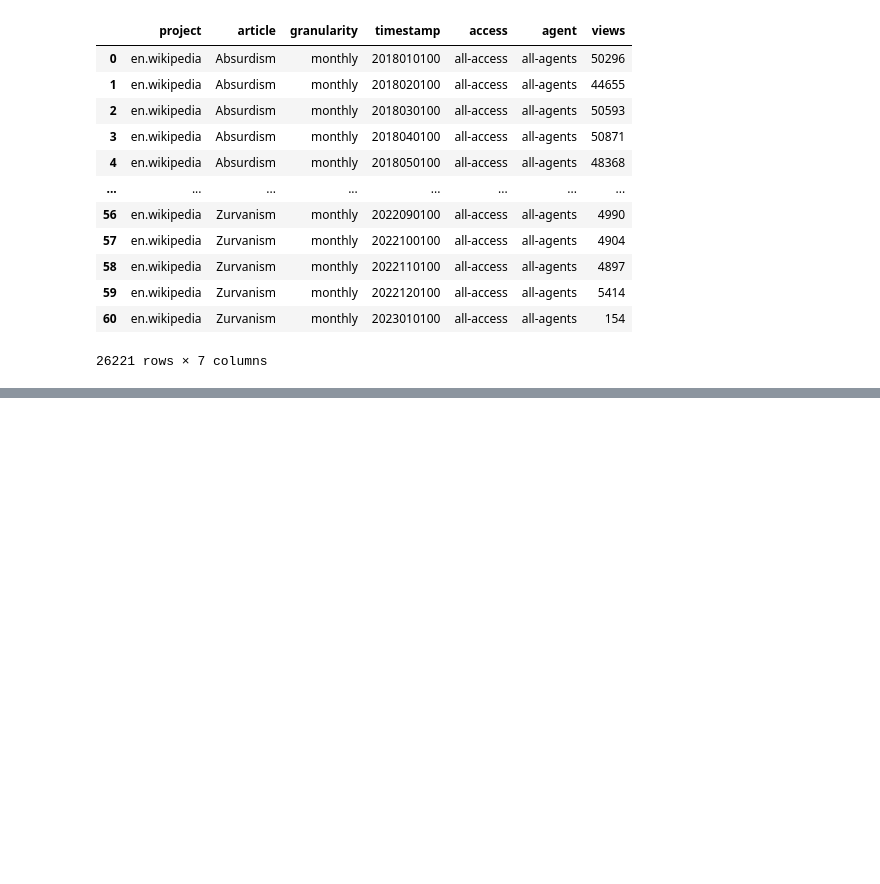
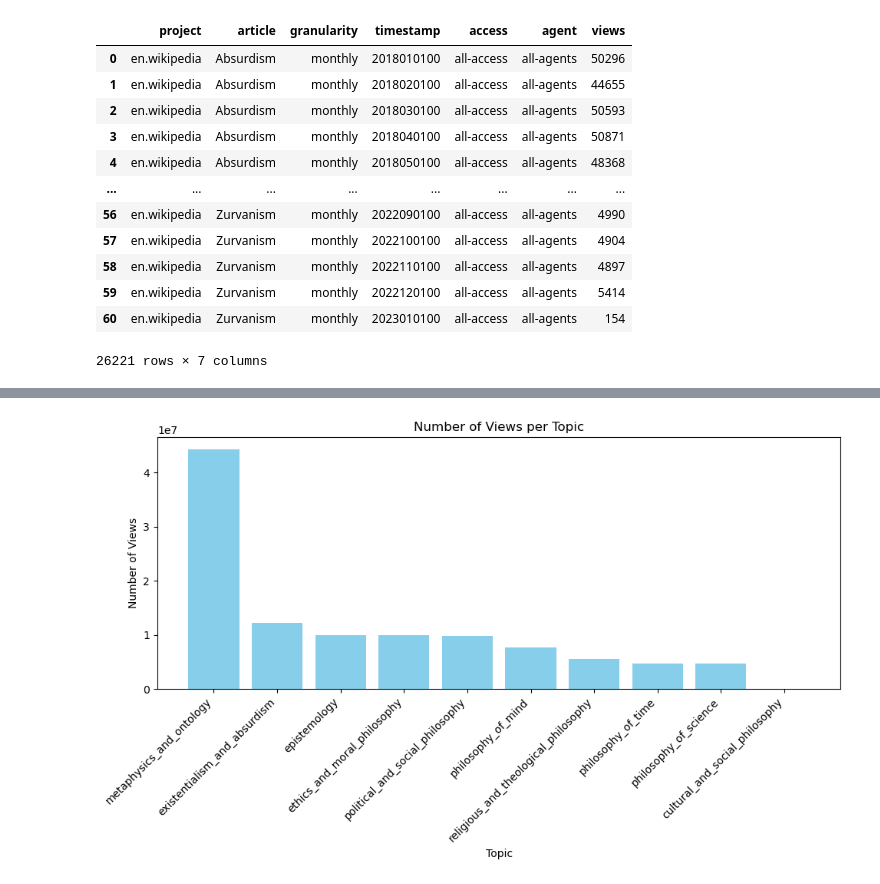
Before and after one commit to epfl-ada/ada-2023-project-mandarinecorp, a Jupyter notebook: Views.ipynb, the cells around one changed output, grey strips where cells are left out. Cells and saved outputs as stored; diff of their text form; code cells hidden in the pictures; blank space fills up the shorter version.

```diff
--- a/Views.ipynb
+++ b/Views.ipynb
@@ -394,3 +406,19 @@ for topic, articles in topics.items():
+# %%
+#Get the total number of views per topic
+broader_philosophy_sums = broader_philosophy_topics.sum(axis=0)
+
+#Plot an histogram of the total number of views per topic in order to see the distribution
+plt.figure(figsize=(10, 6))
+plt.bar(broader_philosophy_sums.index,sorted(broader_philosophy_sums.values,reverse=True), color='skyblue')
+plt.xlabel('Topic')
+plt.ylabel('Number of Views')
+plt.title('Number of Views per Topic')
+plt.xticks(rotation=45, ha='right')  # Rotate x-axis labels for better visibility
+plt.tight_layout()
+
+plt.show()
+# %% [output]
+[figure, added]
 # %%
 import matplotlib.pyplot as plt
 import matplotlib.dates as mdates
```
Also changed, not shown: parts of 6 cells of this notebook.
